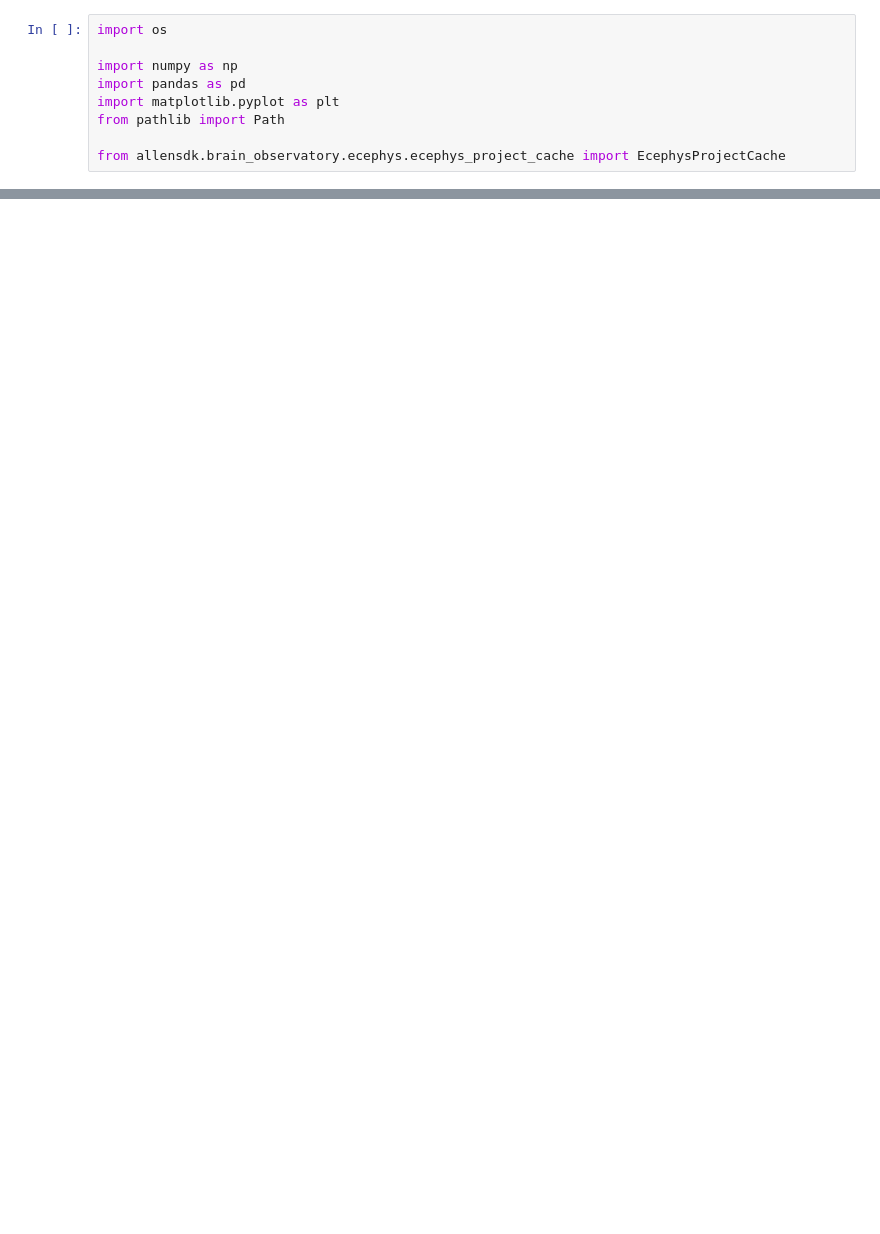
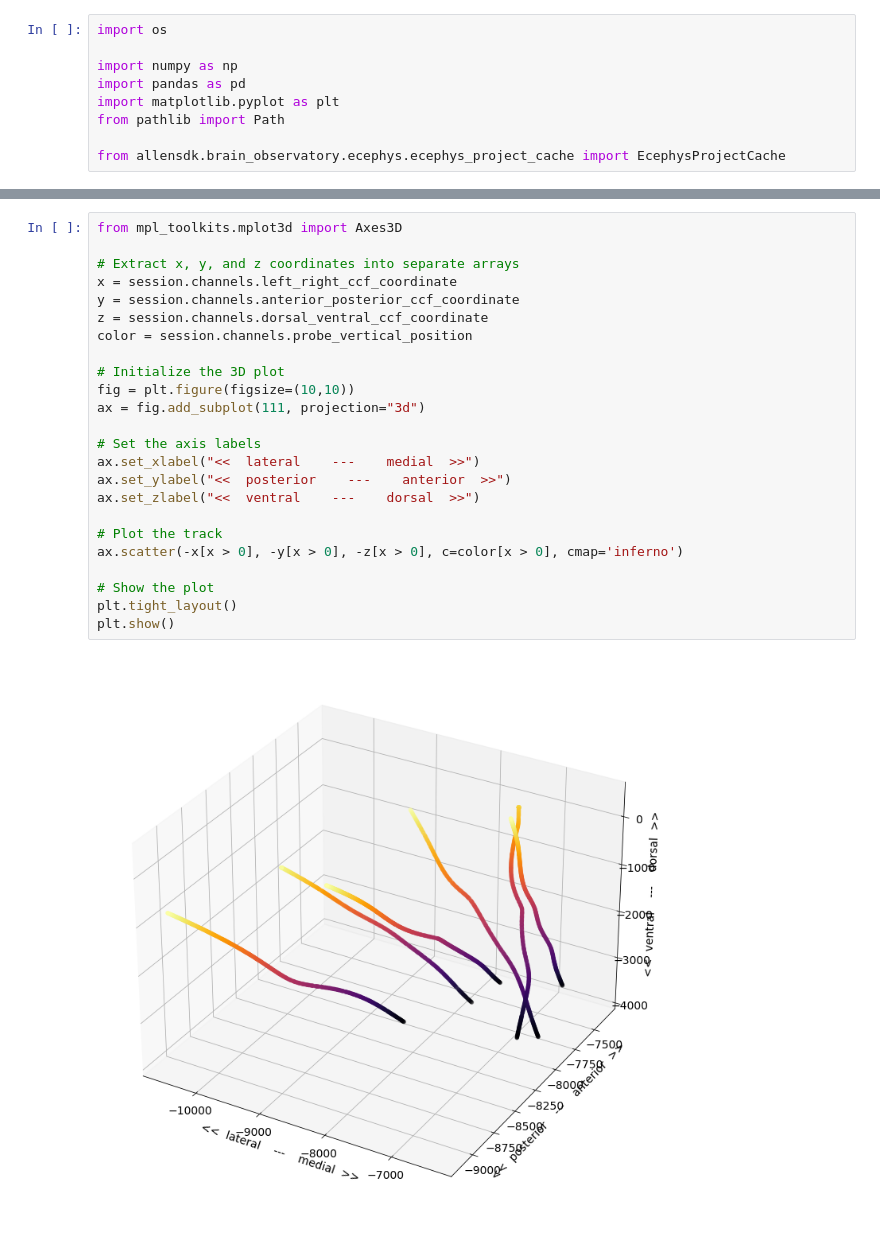
Before and after one commit to ikharitonov/allen-neuropixel-LFPs, a Jupyter notebook: quickstart.ipynb, the cells around one changed output, grey strips where cells are left out. Drawn from its saved outputs; the diff is of its cells as text; blank space fills up the shorter version.

```diff
--- a/quickstart.ipynb
+++ b/quickstart.ipynb
@@ -22,0 +218,26 @@ brain_observatory_type_sessions.tail()
+# %%
+from mpl_toolkits.mplot3d import Axes3D
+
+# Extract x, y, and z coordinates into separate arrays
+x = session.channels.left_right_ccf_coordinate
+y = session.channels.anterior_posterior_ccf_coordinate
+z = session.channels.dorsal_ventral_ccf_coordinate
+color = session.channels.probe_vertical_position
+
+# Initialize the 3D plot
+fig = plt.figure(figsize=(10,10))
+ax = fig.add_subplot(111, projection="3d")
+
+# Set the axis labels
+ax.set_xlabel("<<  lateral    ---    medial  >>")
+ax.set_ylabel("<<  posterior    ---    anterior  >>")
+ax.set_zlabel("<<  ventral    ---    dorsal  >>")
+
+# Plot the track
+ax.scatter(-x[x > 0], -y[x > 0], -z[x > 0], c=color[x > 0], cmap='inferno')
+
+# Show the plot
+plt.tight_layout()
+plt.show()
+# %% [output]
+[figure, added]
```
Also changed, not shown: parts of 42 cells of this notebook.
